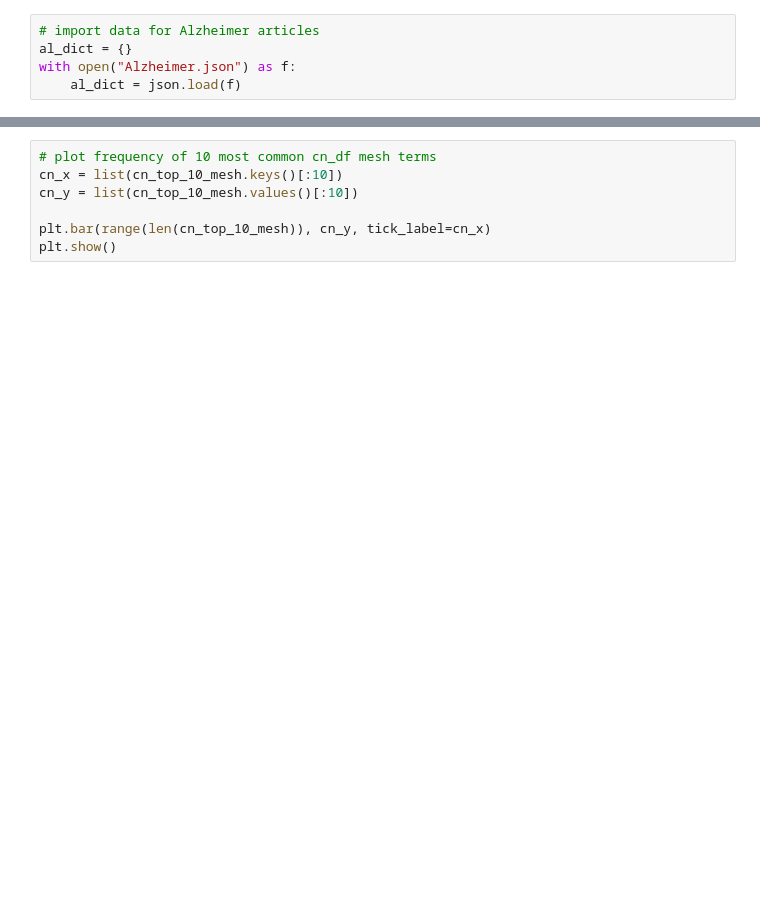
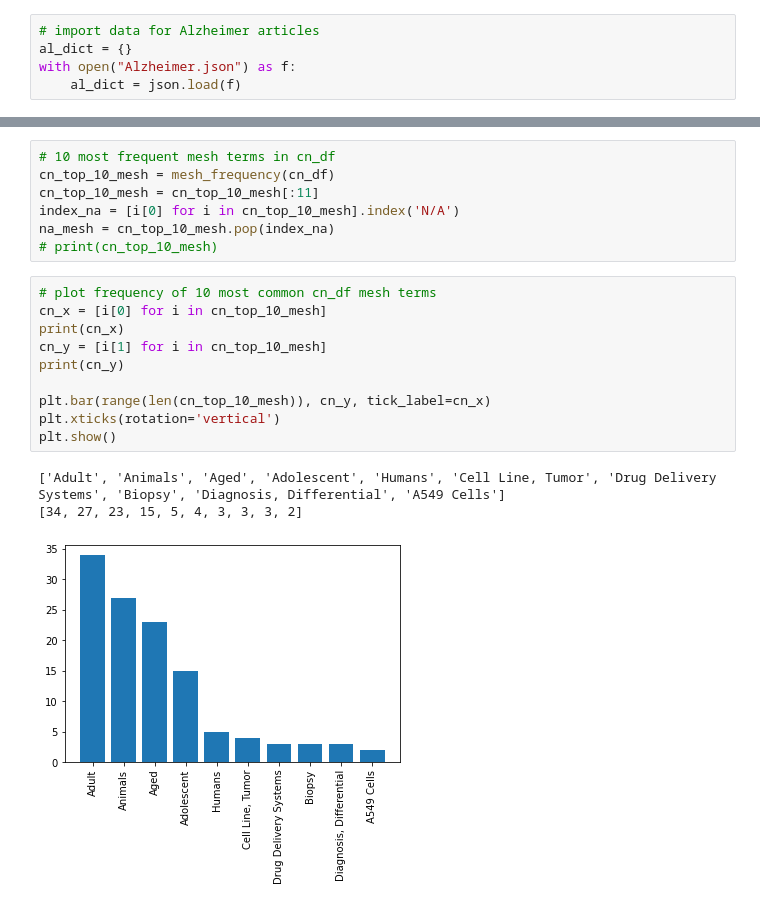
Before and after one commit to OlinaZhu/BIS634_qz258, a Jupyter notebook: HW3/Q2.ipynb, the cells around one changed output, grey strips where cells are left out. Saved outputs shown, nothing was run; the diff lists cells and outputs as text; blank space fills up the shorter version.

```diff
--- a/HW3/Q2.ipynb
+++ b/HW3/Q2.ipynb
@@ -84,10 +87,24 @@ cn_top_10_mesh = mesh_frequency(cn_df)
+# %%
+# 10 most frequent mesh terms in cn_df
+cn_top_10_mesh = mesh_frequency(cn_df)
+cn_top_10_mesh = cn_top_10_mesh[:11]
+index_na = [i[0] for i in cn_top_10_mesh].index('N/A')
+na_mesh = cn_top_10_mesh.pop(index_na)
+# print(cn_top_10_mesh)
 # %%
 # plot frequency of 10 most common cn_df mesh terms
-cn_x = list(cn_top_10_mesh.keys()[:10])
-cn_y = list(cn_top_10_mesh.values()[:10])
+cn_x = [i[0] for i in cn_top_10_mesh]
+print(cn_x)
+cn_y = [i[1] for i in cn_top_10_mesh]
+print(cn_y)
 
 plt.bar(range(len(cn_top_10_mesh)), cn_y, tick_label=cn_x)
+plt.xticks(rotation='vertical')
 plt.show()
+# %% [output]
+['Adult', 'Animals', 'Aged', 'Adolescent', 'Humans', 'Cell Line, Tumor', 'Drug Delivery Systems', 'Biopsy', 'Diagnosis, Differential', 'A549 Cells']
+[34, 27, 23, 15, 5, 4, 3, 3, 3, 2]
+[figure, added]
 # %%
 # table comparing number of articles from cn_df and al_df that have both matching mesh terms as specified in homework manual
 al_top_5_mesh = al_x[:5]
```
Also changed, not shown: parts of 12 cells of this notebook, 8 other files.
